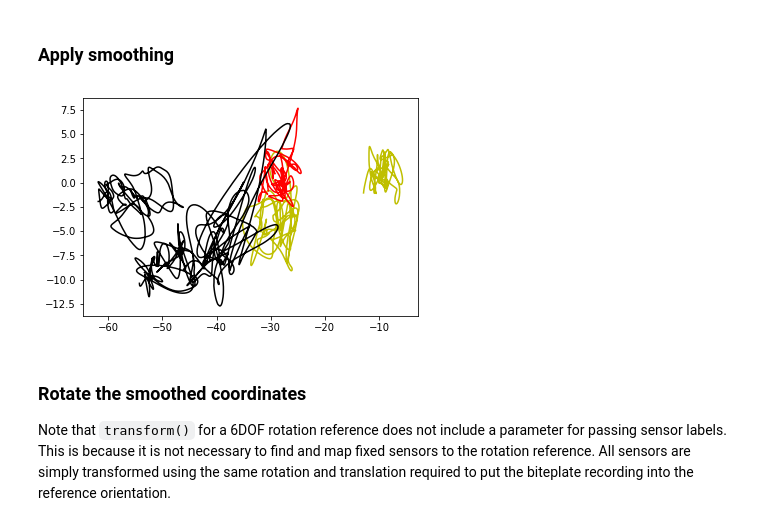
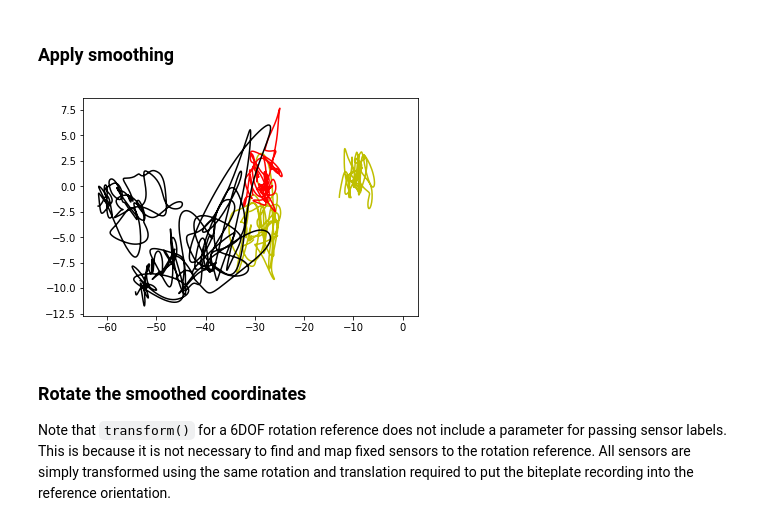
Before and after one commit to rsprouse/ematools, a Jupyter notebook: doc/ematools_demo.ipynb, the cells around one changed output. Drawn from its saved outputs; the diff is of its cells as text; code cells hidden in the pictures.

```diff
--- a/doc/ematools_demo.ipynb
+++ b/doc/ematools_demo.ipynb
@@ -5,14 +5,14 @@ This notebook illustrates usage of `ematools` for exploring and preprocessing ND
 # %%
 import os
 import numpy as np
-from ematools import NDIData, WaxBiteplate5D, WaxBiteplate6D, coords2df  # pip install git+https://github.com/rsprouse/ematools
+from ematools import NDIData, coords2df, rotation_ref_creator  # pip install git+https://github.com/rsprouse/ematools
 from phonlab.third_party.robustsmoothing import smoothn  # pip install git+https://github.com/rsprouse/phonlab
 import matplotlib.pyplot as plt
 %matplotlib inline
 
 datadir = "../data"
 
-def sensor_plot(tvals, allsensors):
+def sensor_plot(coords, allsensors):
     '''Quick and dirty plotting for these acquisitions.'''
     colormap = [
         ('REF', 'b'), ('RMA', 'g'), ('LMA', 'orange'), ('JAW', 'r'),
@@ -22,7 +22,7 @@ def sensor_plot(tvals, allsensors):
     for sensor, color in colormap:
         try:
             sidx = np.where(np.array(allsensors) == sensor)[0][0] # sensor index
-            plt.plot(tvals[:,sidx,0], tvals[:,sidx,1], color=color)
+            plt.plot(coords[:,sidx,0], coords[:,sidx,1], color=color)
         except IndexError:
             pass
 # %% [markdown]
@@ -242,5 +257,5 @@ bp6d = WaxBiteplate6D(d6bpfile, bp_sensors_sn715)
 ### Get raw coordinates
 # %%
 data_sensors_sn715 = {'UL': 1, 'LL': 2, 'JW': 3, 'TT': 4, 'TB': 5, 'TD': 6, 'PL': 13}
-d6tsvfile = os.path.join(datadir, 'SN715_MOCHA_TIMIT_451.tsv')
-d6rec = NDIData(d6tsvfile, data_sensors_sn715)
+reftsvfile = os.path.join(datadir, 'SN715_MOCHA_TIMIT_451.tsv')
+refrec = NDIData(reftsvfile, data_sensors_sn715)
@@ -251,0 +262,3 @@ sensor_plot(raw6d, d6slabels)
+# %%
+rawref, reftlabels, refslabels = refrec.coords()
+sensor_plot(rawref, refslabels)
@@ -252,10 +267,10 @@ sensor_plot(raw6d, d6slabels)
 # %% [markdown]
 ### Apply smoothing
 # %%
-sraw6d = smoothn(raw6d, axis=[0], isrobust=True, s=20.0)[0]
-sensor_plot(sraw6d, d6slabels)
+srawref = smoothn(rawref, axis=[0], isrobust=True, s=20.0)[0]
+sensor_plot(srawref, refslabels)
 # %% [output]
-[figure, old version]
+[figure, new version]
 # %% [markdown]
 ### Rotate the smoothed coordinates
 
```
Also changed, not shown: parts of 15 cells of this notebook, 1 other file.
